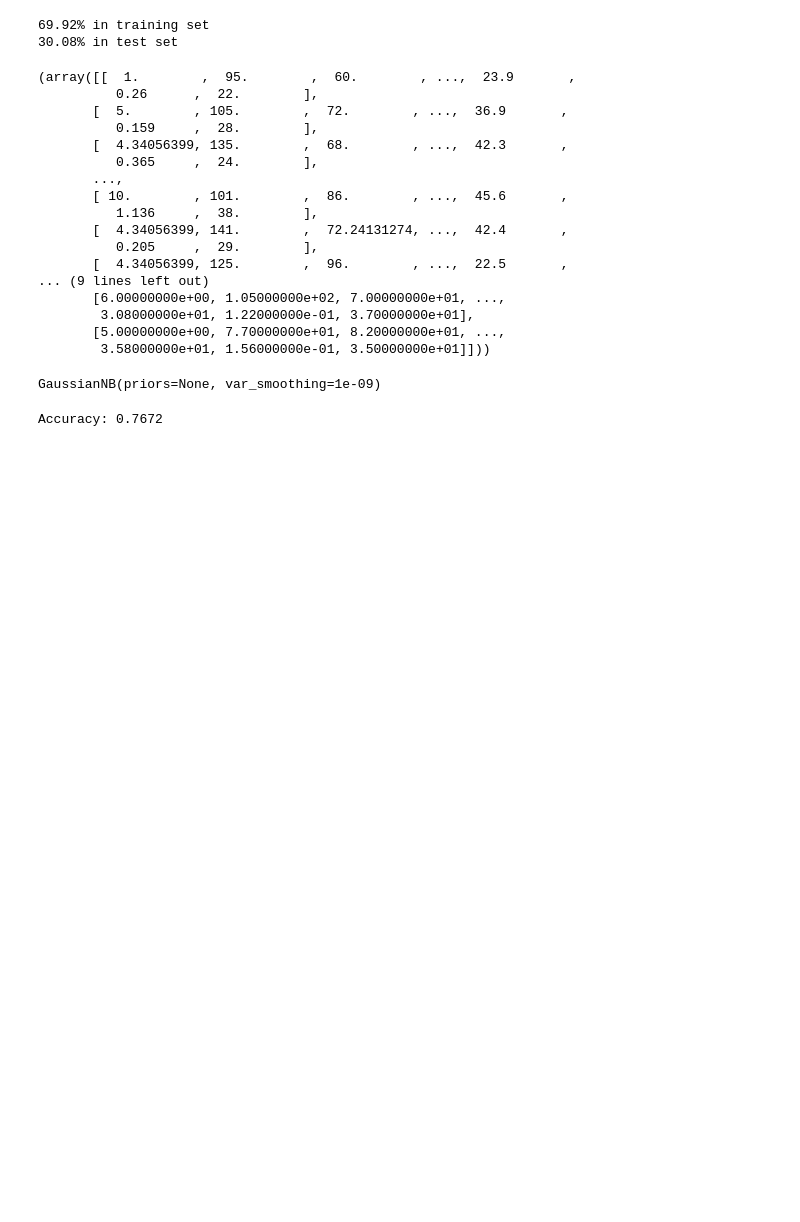
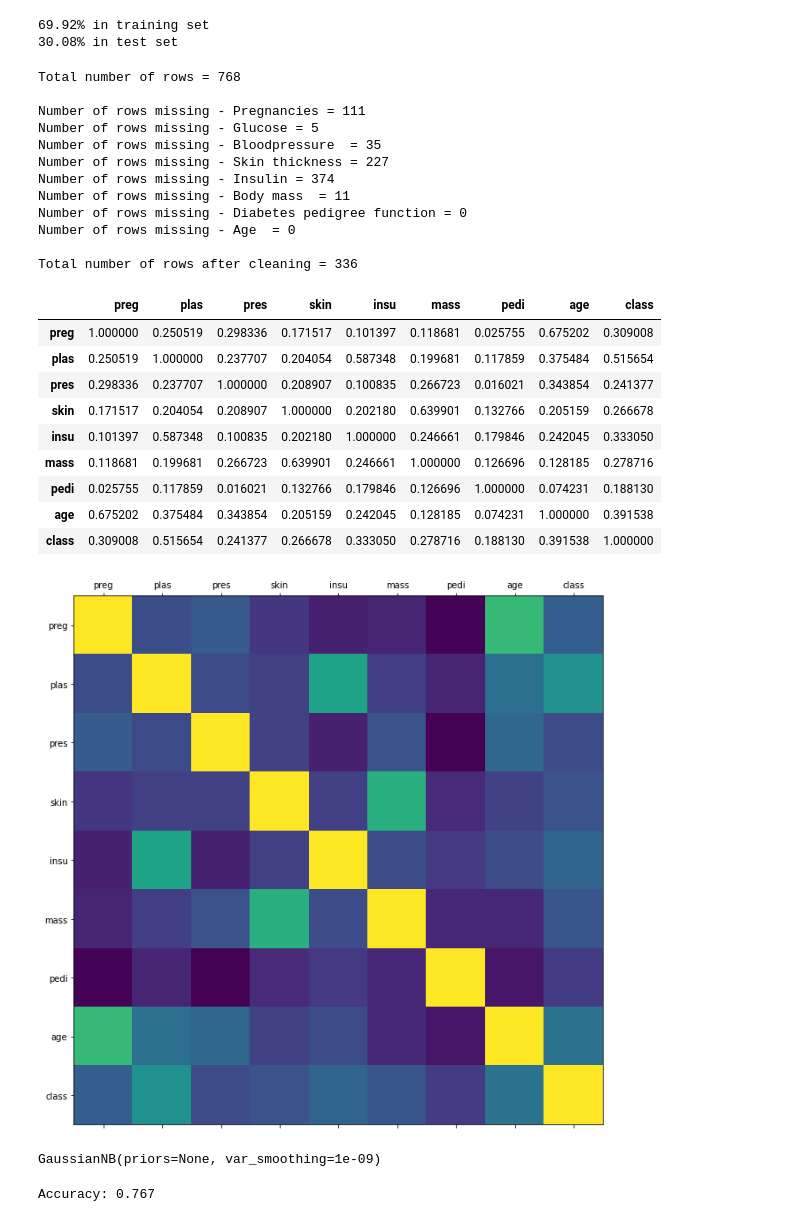
Before and after one commit to HenrikAgger/PythonProject, a Jupyter notebook: diabetes_analysis.ipynb, the cells around one changed output. Drawn from its saved outputs; the diff is of its cells as text; code cells hidden in the pictures; blank space fills up the shorter version.

```diff
--- a/diabetes_analysis.ipynb
+++ b/diabetes_analysis.ipynb
@@ -35,34 +39,46 @@ print("{0:0.2f}% in test set".format((len(X_test)/len(diabetes_data.index)) * 10
 69.92% in training set
 30.08% in test set
 # %%
-print("Total number of rows = {0}".format(len(diabetes_data)))
-print("Number of rows missing - Pregnancies = {0}".format(len(diabetes_data.loc[diabetes_data['preg'] == 0])))
-print("Number of rows missing - Glucose = {0}".format(len(diabetes_data.loc[diabetes_data['plas'] == 0])))
-print("Number of rows missing - Bloodpressure  = {0}".format(len(diabetes_data.loc[diabetes_data['pres'] == 0])))
-print("Number of rows missing - Skin thickness = {0}".format(len(diabetes_data.loc[diabetes_data['skin'] == 0])))
-print("Number of rows missing - Insulin = {0}".format(len(diabetes_data.loc[diabetes_data['insu'] == 0])))
-print("Number of rows missing - Body mass  = {0}".format(len(diabetes_data.loc[diabetes_data['mass'] == 0])))
-print("Number of rows missing - Diabetes pedigree function = {0}".format(len(diabetes_data.loc[diabetes_data['pedi'] == 0])))
-print("Number of rows missing - Age  = {0}".format(len(diabetes_data.loc[diabetes_data['age'] == 0])))
-print(diabetes_data)
+print("Total number of rows = {0}\n".format(len(df)))
+print("Number of rows missing - Pregnancies = {0}".format(len(df.loc[df['preg'] == 0])))
+print("Number of rows missing - Glucose = {0}".format(len(df.loc[df['plas'] == 0])))
+print("Number of rows missing - Bloodpressure  = {0}".format(len(df.loc[df['pres'] == 0])))
+print("Number of rows missing - Skin thickness = {0}".format(len(df.loc[df['skin'] == 0])))
+print("Number of rows missing - Insulin = {0}".format(len(df.loc[df['insu'] == 0])))
+print("Number of rows missing - Body mass  = {0}".format(len(df.loc[df['mass'] == 0])))
+print("Number of rows missing - Diabetes pedigree function = {0}".format(len(df.loc[df['pedi'] == 0])))
+print("Number of rows missing - Age  = {0}\n".format(len(df.loc[df['age'] == 0])))
+
+
+df = df[(df['preg'] > 0) & (df['plas'] > 0) & (df['pres'] > 0) & (df['skin'] > 0) & (df['insu'] > 0) & (df['mass'] > 0) & (df['pedi'] > 0) & (df['age'] > 0)]
+print("Total number of rows after cleaning = {0}".format(len(df)))
+db.plot_corr(df)
+df.corr()   # Fewer data but no zero values in the df.
+            # Note fx. that glycose correlates 51,6% with the class(diabetes)
 # %% [output]
-(array([[  1.        ,  95.        ,  60.        , ...,  23.9       ,
-          0.26      ,  22.        ],
-       [  5.        , 105.        ,  72.        , ...,  36.9       ,
-          0.159     ,  28.        ],
-       [  4.34056399, 135.        ,  68.        , ...,  42.3       ,
-          0.365     ,  24.        ],
-       ...,
-       [ 10.        , 101.        ,  86.        , ...,  45.6       ,
-          1.136     ,  38.        ],
-       [  4.34056399, 141.        ,  72.24131274, ...,  42.4       ,
-          0.205     ,  29.        ],
-       [  4.34056399, 125.        ,  96.        , ...,  22.5       ,
-... (9 lines left out)
-       [6.00000000e+00, 1.05000000e+02, 7.00000000e+01, ...,
-        3.08000000e+01, 1.22000000e-01, 3.70000000e+01],
-       [5.00000000e+00, 7.70000000e+01, 8.20000000e+01, ...,
-        3.58000000e+01, 1.56000000e-01, 3.50000000e+01]]))
+Total number of rows = 768
+
+Number of rows missing - Pregnancies = 111
+Number of rows missing - Glucose = 5
+Number of rows missing - Bloodpressure  = 35
+Number of rows missing - Skin thickness = 227
+Number of rows missing - Insulin = 374
+Number of rows missing - Body mass  = 11
+Number of rows missing - Diabetes pedigree function = 0
+Number of rows missing - Age  = 0
+
+Total number of rows after cleaning = 336
+|  | preg | plas | pres | skin | insu | mass | pedi | age | class |
+| preg | 1.000000 | 0.250519 | 0.298336 | 0.171517 | 0.101397 | 0.118681 | 0.025755 | 0.675202 | 0.309008 |
+| plas | 0.250519 | 1.000000 | 0.237707 | 0.204054 | 0.587348 | 0.199681 | 0.117859 | 0.375484 | 0.515654 |
+| pres | 0.298336 | 0.237707 | 1.000000 | 0.208907 | 0.100835 | 0.266723 | 0.016021 | 0.343854 | 0.241377 |
+| skin | 0.171517 | 0.204054 | 0.208907 | 1.000000 | 0.202180 | 0.639901 | 0.132766 | 0.205159 | 0.266678 |
+| insu | 0.101397 | 0.587348 | 0.100835 | 0.202180 | 1.000000 | 0.246661 | 0.179846 | 0.242045 | 0.333050 |
+| mass | 0.118681 | 0.199681 | 0.266723 | 0.639901 | 0.246661 | 1.000000 | 0.126696 | 0.128185 | 0.278716 |
+| pedi | 0.025755 | 0.117859 | 0.016021 | 0.132766 | 0.179846 | 0.126696 | 1.000000 | 0.074231 | 0.188130 |
+| age | 0.675202 | 0.375484 | 0.343854 | 0.205159 | 0.242045 | 0.128185 | 0.074231 | 1.000000 | 0.391538 |
+| class | 0.309008 | 0.515654 | 0.241377 | 0.266678 | 0.333050 | 0.278716 | 0.188130 | 0.391538 | 1.000000 |
+[figure, added]
 # %%
 nb_model = tt.naive_bayes(X_train, y_train)
 print(nb_model)
@@ -72,8 +88,8 @@ GaussianNB(priors=None, var_smoothing=1e-09)
 
 nb_predict_train_model = tt.models_acuracy(X_train, nb_model)
 
-print("Accuracy: {0:.4f}".format(metrics.accuracy_score(y_train,nb_predict_train_model)))
+print("Accuracy: {0:.3f}".format(metrics.accuracy_score(y_train,nb_predict_train_model)))
 # %% [output]
-Accuracy: 0.7672
+Accuracy: 0.767
 # %%
 nb_predict_train_X_test = tt.models_acuracy_X_Test(y_test, nb_model)
```
Also changed, not shown: parts of 3 cells of this notebook, 2 other files.
